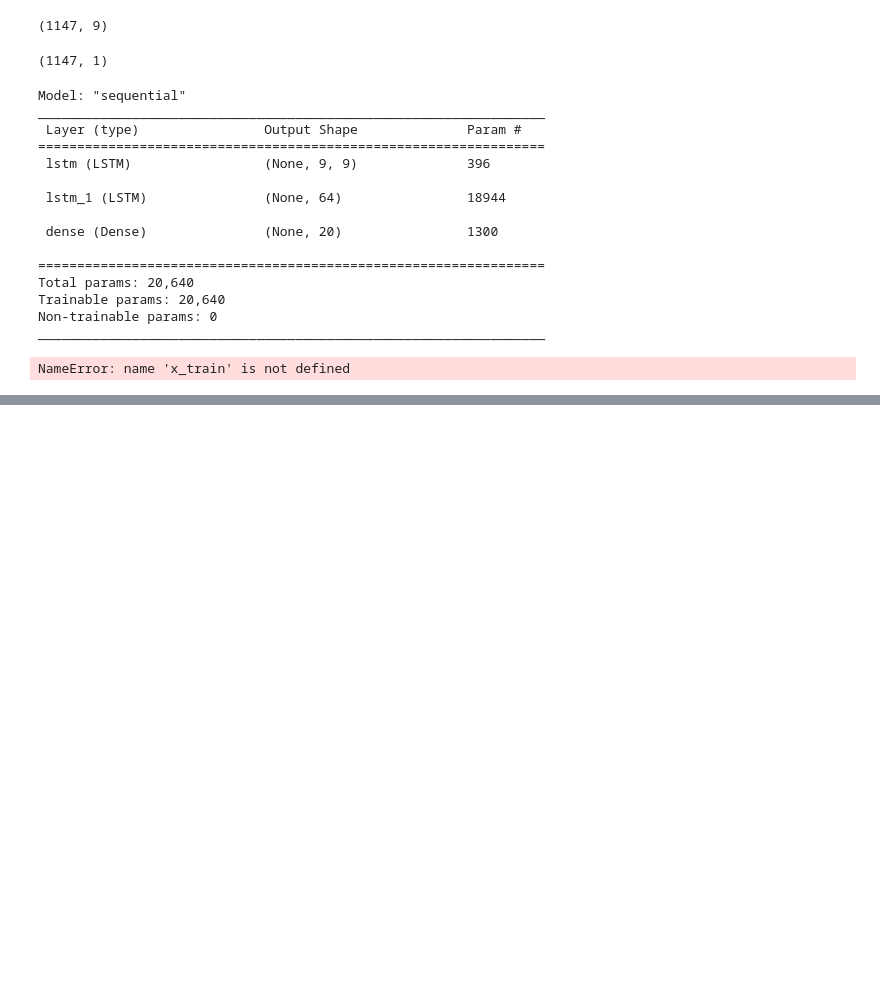
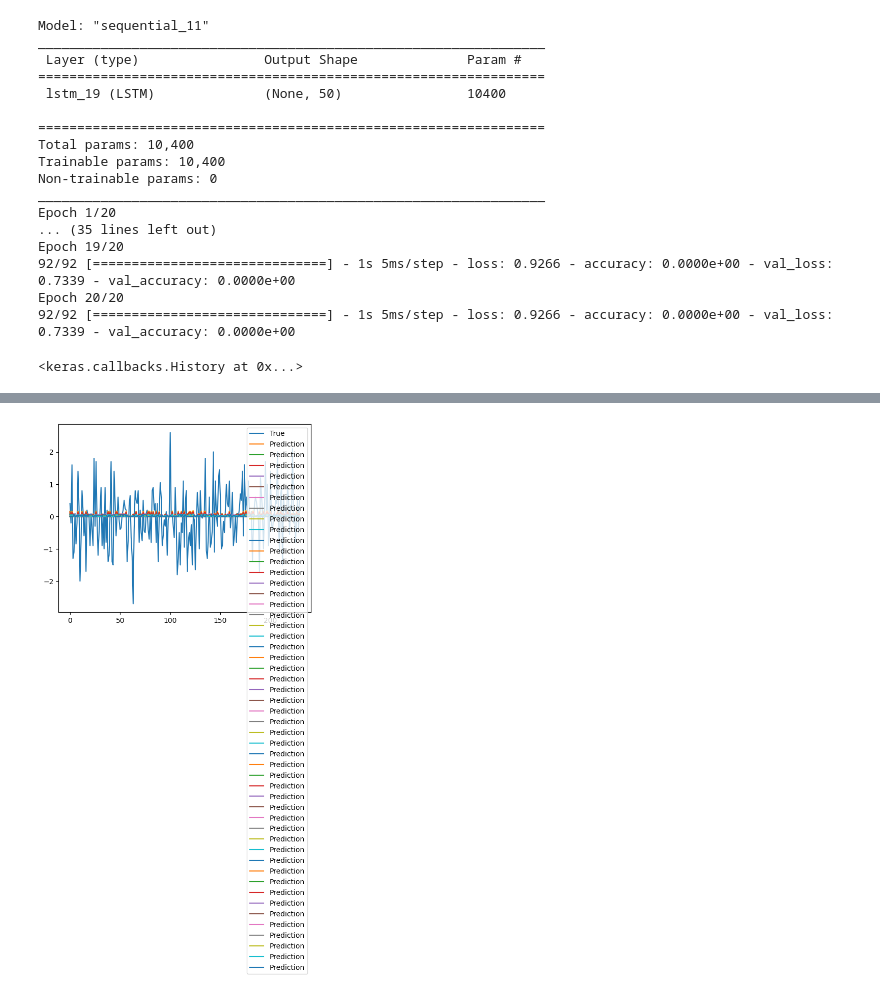
Before and after one commit to foxyhyun/openSW, a Jupyter notebook: openSWproject.ipynb, the cells around one changed output, grey strips where cells are left out. Cells and saved outputs as stored; diff of their text form; code cells hidden in the pictures; blank space fills up the shorter version.

```diff
--- a/openSWproject.ipynb
+++ b/openSWproject.ipynb
@@ -108,9 +109,3 @@ class Stock:
         url="http://comp.fnguide.com/SVO2/ASP/SVD_Main.asp?%s"%(get_param)
         tables = pd.read_html(url, header=0,encoding='utf-8')
         return tables[11]
-# %%
-csv = pd.read_csv('./Data/주식가격/005930.csv')
-cut_csv = csv[:][:1148]
-arr = np.array(cut_csv)
-array = arr[:,2]
-print(array)
@@ -227,4 +225,9 @@ gydata=GW.idxNorm()
 sfdata=SFA.idxNorm()
 # %%
 train_inputs = concatData(sa, sadata)
-train_inputs = train_inputs[:-1,:]
+train_labels = train_inputs[1:,0].reshape(-1,1).astype(float)
+print(train_labels.shape)
+train_inputs = train_inputs[:-1,:].astype(float)
+x_train, x_test, y_train, y_test = train_test_split(train_inputs, train_labels, test_size=0.2)
+print(train_inputs[0])
+print(train_labels)
@@ -231,50 +246,41 @@ train_inputs = train_inputs[:-1,:]
-# %%
-print(train_inputs.shape)
-# %% [output]
-(1147, 9)
-# %%
-train_labels = train_inputs[1:,0].reshape(-1,1)
-print(train_labels.shape)
-# %% [output]
-(1147, 1)
 # %%
-input_size = 9
 model = Sequential([
-    layers.LSTM(input_size,activation='tanh',return_sequences=True,input_shape=(input_size,1)),
-    layers.LSTM(64,return_sequences=False),
-    layers.Dense(20, activation='softmax')
+    layers.LSTM(50,
+                input_shape=(train_inputs.shape[1],1),
+                activation='relu')
 ])
-model.compile(loss='mse',optimizer='adam')
+model.compile(loss='mse',optimizer='sgd', metrics='accuracy')
 model.summary()
-model.fit(
-    train_inputs,
-    train_labels,
+model.fit(x_train, y_train,
     validation_data=(x_test,y_test),
     batch_size=10,
     epochs=20
 )
 # %% [output]
-Model: "sequential"
+Model: "sequential_11"
 _________________________________________________________________
  Layer (type)                Output Shape              Param #
 =================================================================
- lstm (LSTM)                 (None, 9, 9)              396
-
- lstm_1 (LSTM)               (None, 64)                18944
-
- dense (Dense)               (None, 20)                1300
+ lstm_19 (LSTM)              (None, 50)                10400
 
 =================================================================
-Total params: 20,640
-Trainable params: 20,640
+Total params: 10,400
+Trainable params: 10,400
 Non-trainable params: 0
 _________________________________________________________________
+Epoch 1/20
+... (35 lines left out)
+Epoch 19/20
+92/92 [==============================] - 1s 5ms/step - loss: 0.9266 - accuracy: 0.0000e+00 - val_loss: 0.7339 - val_accuracy: 0.0000e+00
+Epoch 20/20
+92/92 [==============================] - 1s 5ms/step - loss: 0.9266 - accuracy: 0.0000e+00 - val_loss: 0.7339 - val_accuracy: 0.0000e+00
-NameError: name 'x_train' is not defined
+<keras.callbacks.History at 0x...>
 # %%
 pred = model.predict(x_test)
-fit = plt.figure(facecolor='white')
+fig = plt.figure(facecolor='white')
 ax = fig.add_subplot(111)
 ax.plot(y_test,label='True')
 ax.plot(pred, label='Prediction')
 ax.legend()
 plt.show()
+# %% [output]
@@ -280,0 +288 @@ plt.show()
+[figure, added]
```
Also changed, not shown: parts of 7 cells of this notebook.
